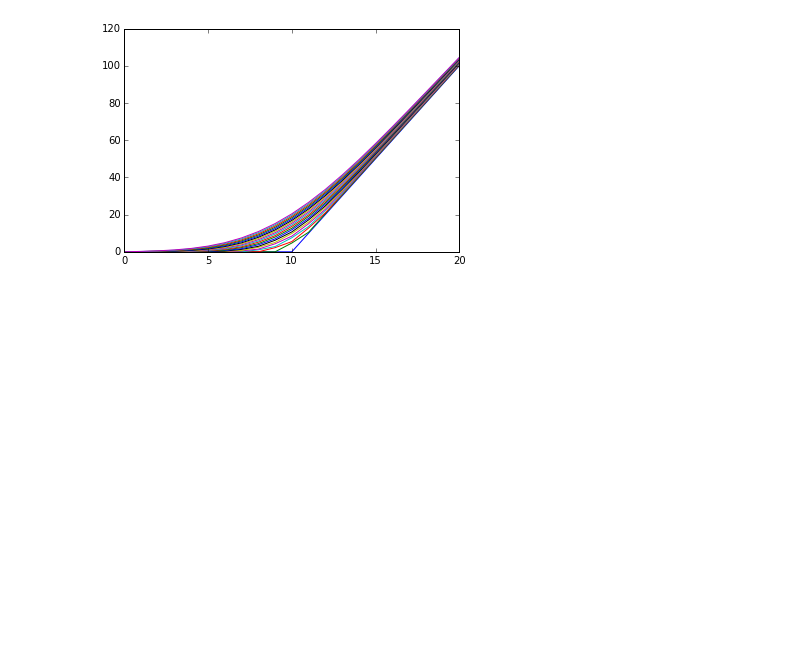
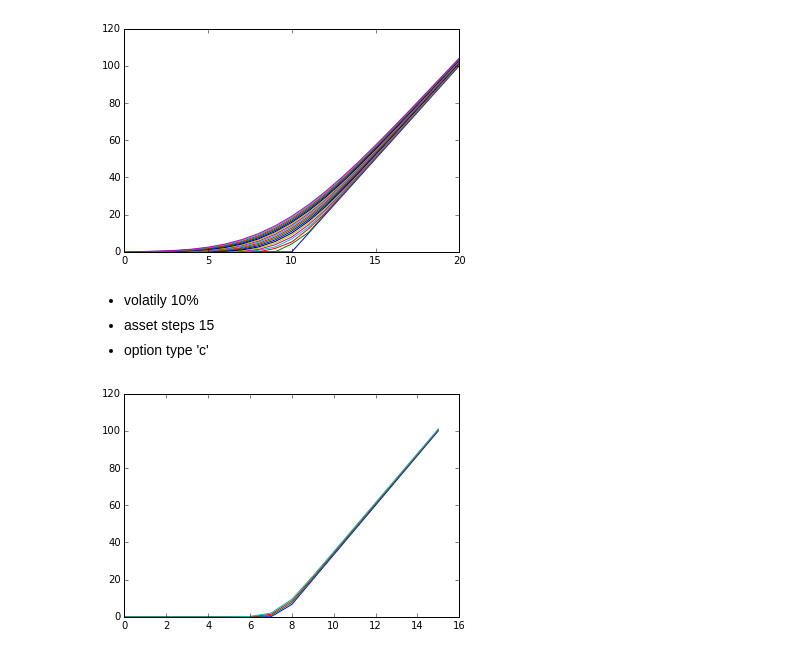
Before and after one commit to spurnaye/quant-analysis, a Jupyter notebook: explicit finite difference method.ipynb, the cells around one changed output. Saved outputs shown, nothing was run; the diff lists cells and outputs as text; code cells hidden in the pictures; blank space fills up the shorter version.

```diff
--- a/explicit finite difference method.ipynb
+++ b/explicit finite difference method.ipynb
@@ -55,2 +66,10 @@ option_price(.20,20)
 # %% [output]
 [figure]
+# %% [markdown]
+* volatily 10%
+* asset steps 15
+* option type 'c'
+# %%
+option_price(.10, 15, 'c')
+# %% [output]
+[figure, added]
```
Also changed, not shown: parts of 15 cells of this notebook.
